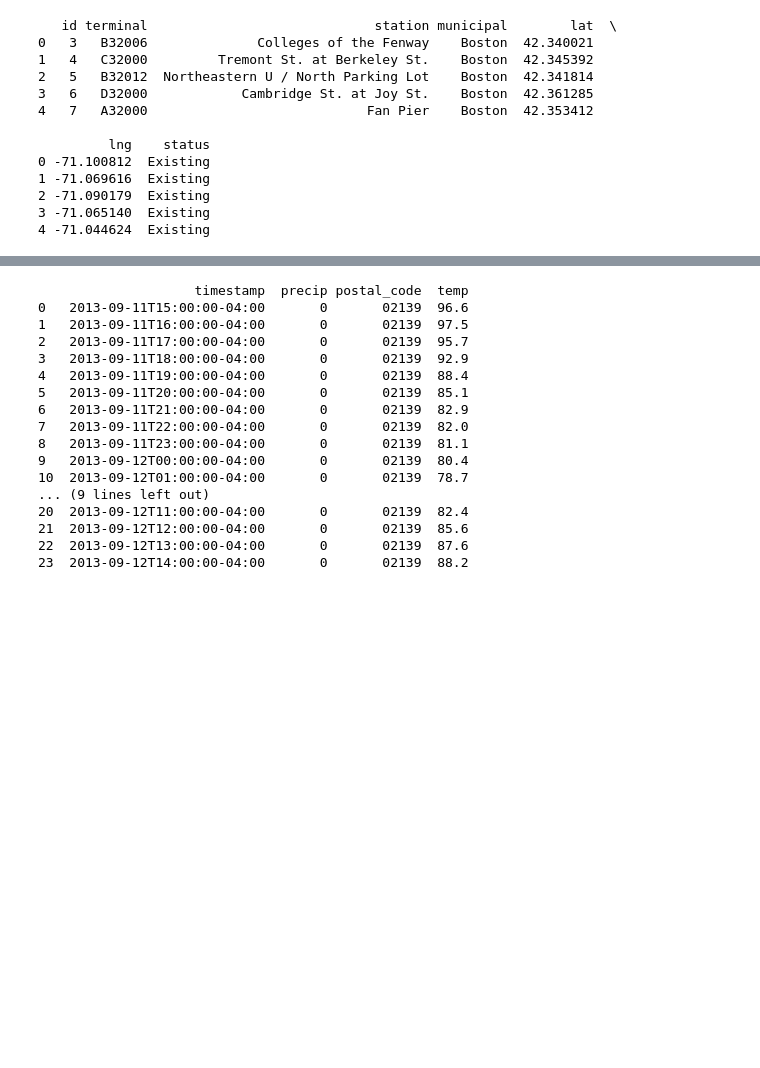
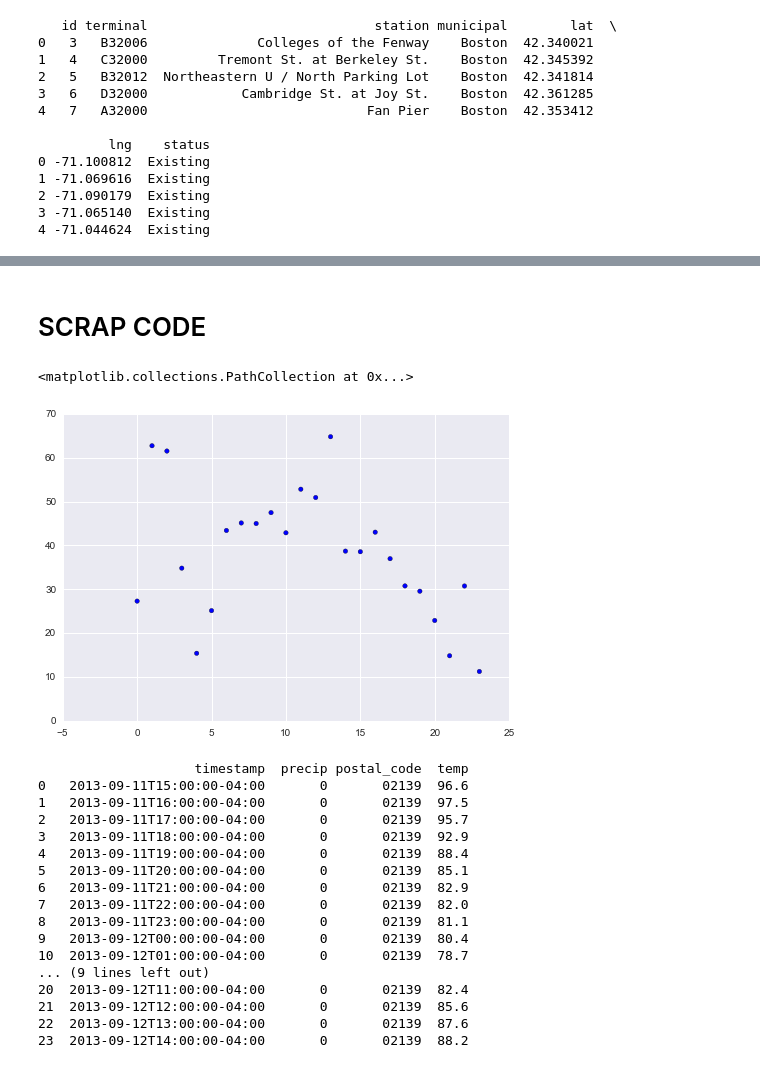
Before and after one commit to CS109Hubway/classp, a Jupyter notebook: Test_Hubway.ipynb, the cells around one changed output, grey strips where cells are left out. Saved outputs shown, nothing was run; the diff lists cells and outputs as text; code cells hidden in the pictures; blank space fills up the shorter version.

```diff
--- a/Test_Hubway.ipynb
+++ b/Test_Hubway.ipynb
@@ -86,3 +192,12 @@ print trips.head()
+# %% [markdown]
+# SCRAP CODE
+# %%
+x=hourly_avgs.loc[True,False].index;
+y=(hourly_avgs.loc[True,False].values-hourly_avgs.loc[True,True].values)/hourly_avgs.loc[True,True].values*100
+plt.scatter(x,y)
+# %% [output]
+<matplotlib.collections.PathCollection at 0x...>
+[figure, added]
 # %%
 per='period=hour'
 zipcode='&postal_code_eq=02139'
```
Also changed, not shown: parts of 19 cells of this notebook, 1 other file.
